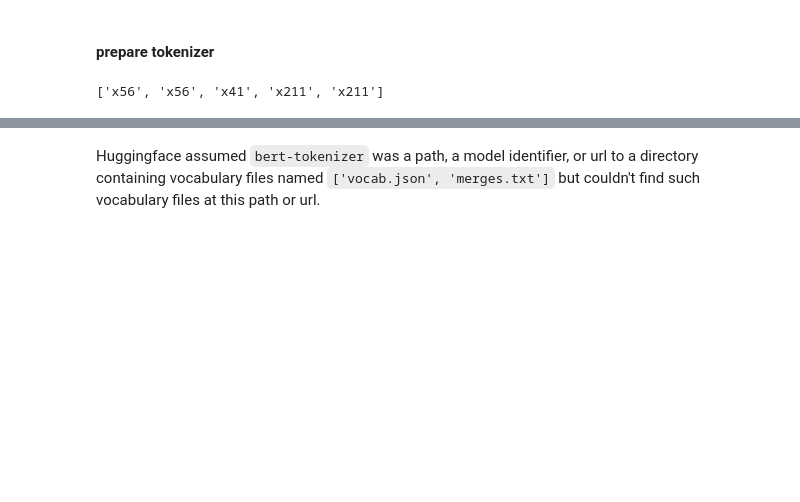
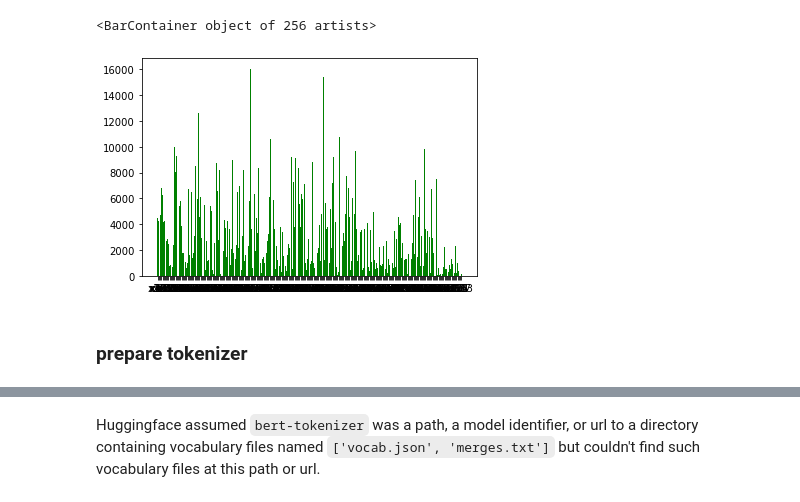
Before and after one commit to aletheia88/low-source-pretraining, a Jupyter notebook: BERT-pretrained_model_fit.ipynb, the cells around one changed output, grey strips where cells are left out. Saved outputs shown, nothing was run; the diff lists cells and outputs as text; code cells hidden in the pictures; blank space fills up the shorter version.

Commit message:
plot token frequency histogram

```diff
--- a/BERT-pretrained_model_fit.ipynb
+++ b/BERT-pretrained_model_fit.ipynb
@@ -0,0 +5,3 @@
+# %%
+f_name = 'train_val_data.csv'
+token_dict = get_token_freq(f_name)
@@ -1,3 +54,8 @@
+# %%
+plt.bar(token_dict.keys(), token_dict.values(), color='g')
+# %% [output]
+<BarContainer object of 256 artists>
+[figure, added]
 # %%
 from pathlib import Path
 from tokenizers import Tokenizer
@@ -7,5 +66,5 @@ from tokenizers.trainers import BpeTrainer
 # %% [markdown]
-#### prepare tokenizer
+### prepare tokenizer
 # %%
 paths = [str(x) for x in Path("data").glob("*.txt")]
 # %%
@@ -21,9 +80,8 @@ tokenizer.train(files=paths, trainer=trainer)
 f = open(paths[2], 'r')
 text = f.read()
 output = tokenizer.encode(text)
+print(output.ids[:5])
 print(output.tokens[:5])
-# %% [output]
-['x56', 'x56', 'x41', 'x211', 'x211']
 # %%
 tokenizer.save('tokenizer/bert-tokenizer.json')
 # %%
```
Also changed, not shown: parts of 37 cells of this notebook.
